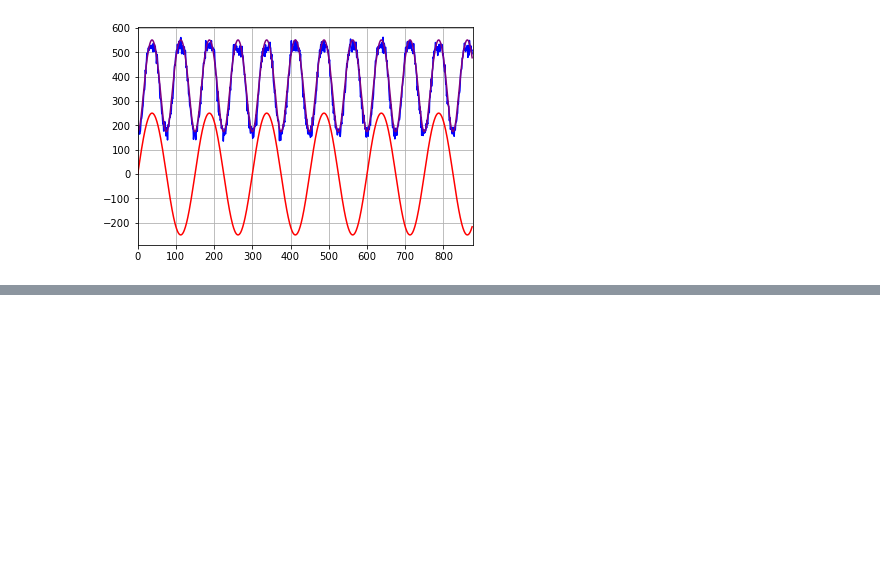
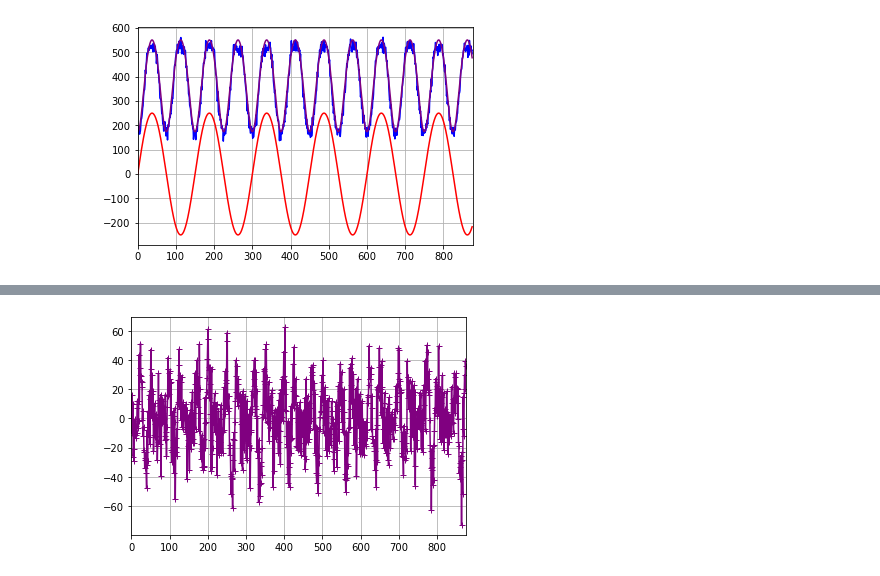
Before and after one commit to LafeLabs/ORGANIC-WEB, a Jupyter notebook: quantum-noise/fast-sweep/plot-and-fit.ipynb, the cells around one changed output, grey strips where cells are left out. Cells and saved outputs as stored; diff of their text form; code cells hidden in the pictures; blank space fills up the shorter version.

```diff
--- a/quantum-noise/fast-sweep/plot-and-fit.ipynb
+++ b/quantum-noise/fast-sweep/plot-and-fit.ipynb
@@ -38,0 +56,6 @@ plt.grid()
+# %%
+plt.plot(timewave,(noisewave - sin2f(timewave,popt[0],popt[1],popt[2])),color="purple",marker="+")
+plt.xlim(0,len(timewave))
+plt.grid()
+# %% [output]
+[figure, added]
```
Also changed, not shown: parts of 5 cells of this notebook, 58 other files.
